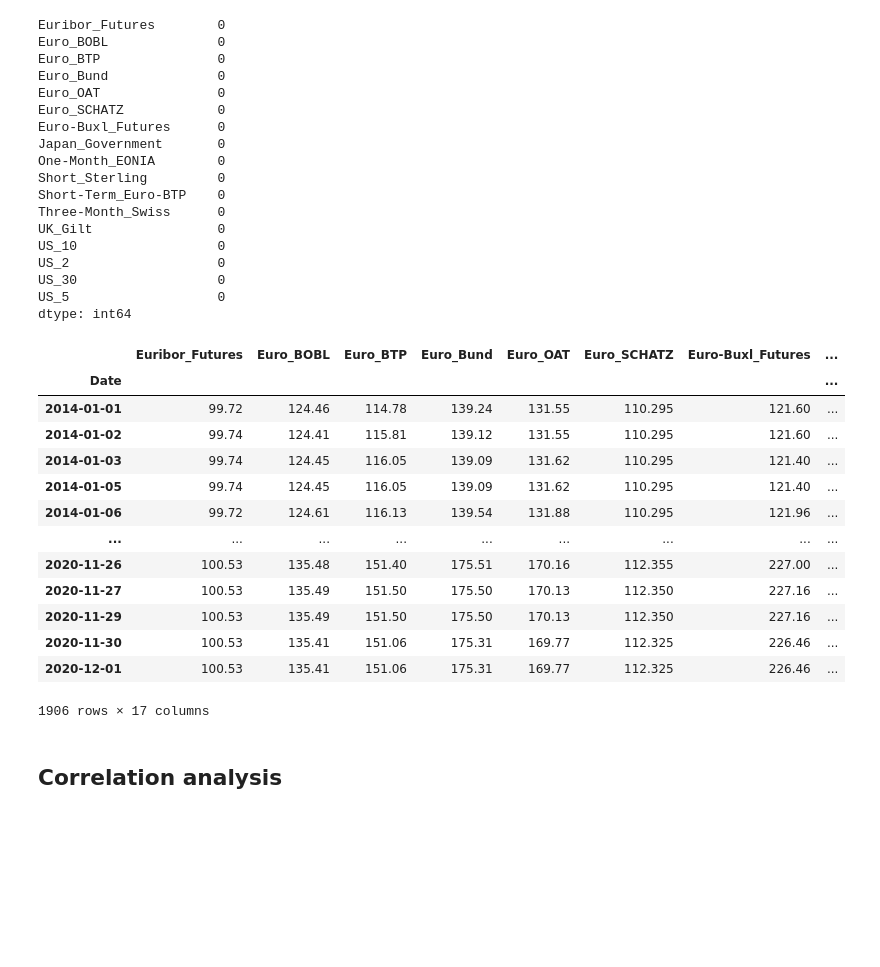
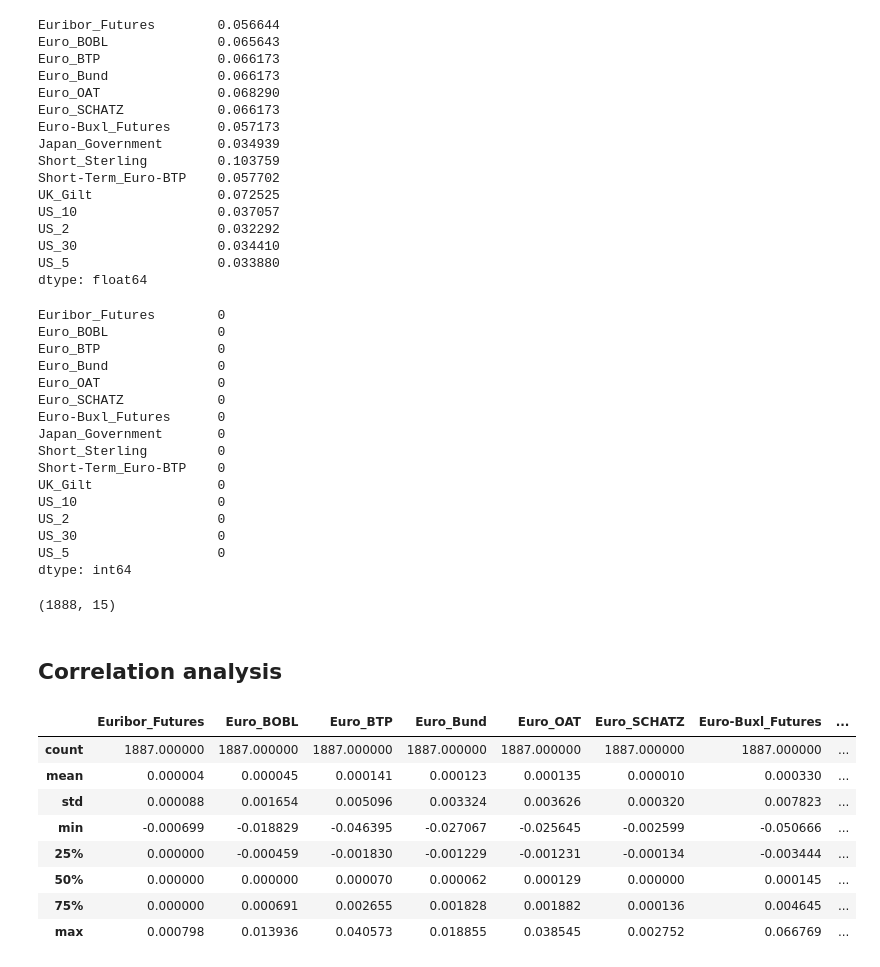
Before and after one commit to scikibu/Two-step-optimization-paper, a Jupyter notebook: Data_preprocess.ipynb, the cells around one changed output. Drawn from its saved outputs; the diff is of its cells as text; code cells hidden in the pictures; blank space fills up the shorter version.

```diff
--- a/Data_preprocess.ipynb
+++ b/Data_preprocess.ipynb
@@ -78,7 +93,26 @@ US_5                     81
 dtype: int64
+# %%
+df.isna().sum()/df.shape[0]
+# %% [output]
+Euribor_Futures        0.056644
+Euro_BOBL              0.065643
+Euro_BTP               0.066173
+Euro_Bund              0.066173
+Euro_OAT               0.068290
+Euro_SCHATZ            0.066173
+Euro-Buxl_Futures      0.057173
+Japan_Government       0.034939
+Short_Sterling         0.103759
+Short-Term_Euro-BTP    0.057702
+UK_Gilt                0.072525
+US_10                  0.037057
+US_2                   0.032292
+US_30                  0.034410
+US_5                   0.033880
+dtype: float64
 # %%
-df.drop('Eurex_Swiss', axis=1, inplace=True)
-df = df.ffill().bfill()
+# df.drop('Eurex_Swiss', axis=1, inplace=True)
+df = df.ffill().dropna()
 df.isna().sum()
 # %% [output]
 Euribor_Futures        0
@@ -89,10 +123,8 @@ Euro_OAT               0
 Euro_SCHATZ            0
 Euro-Buxl_Futures      0
 Japan_Government       0
-One-Month_EONIA        0
 Short_Sterling         0
 Short-Term_Euro-BTP    0
-Three-Month_Swiss      0
 UK_Gilt                0
 US_10                  0
 US_2                   0
@@ -100,22 +132,9 @@ US_30                  0
 US_5                   0
 dtype: int64
 # %%
-df
+df.shape
 # %% [output]
-|  | Euribor_Futures | Euro_BOBL | Euro_BTP | Euro_Bund | Euro_OAT | Euro_SCHATZ | Euro-Buxl_Futures | ... |
-| Date |  |  |  |  |  |  |  | ... |
-| 2014-01-01 | 99.72 | 124.46 | 114.78 | 139.24 | 131.55 | 110.295 | 121.60 | ... |
-| 2014-01-02 | 99.74 | 124.41 | 115.81 | 139.12 | 131.55 | 110.295 | 121.60 | ... |
-| 2014-01-03 | 99.74 | 124.45 | 116.05 | 139.09 | 131.62 | 110.295 | 121.40 | ... |
-| 2014-01-05 | 99.74 | 124.45 | 116.05 | 139.09 | 131.62 | 110.295 | 121.40 | ... |
-| 2014-01-06 | 99.72 | 124.61 | 116.13 | 139.54 | 131.88 | 110.295 | 121.96 | ... |
-| ... | ... | ... | ... | ... | ... | ... | ... | ... |
-| 2020-11-26 | 100.53 | 135.48 | 151.40 | 175.51 | 170.16 | 112.355 | 227.00 | ... |
-| 2020-11-27 | 100.53 | 135.49 | 151.50 | 175.50 | 170.13 | 112.350 | 227.16 | ... |
-| 2020-11-29 | 100.53 | 135.49 | 151.50 | 175.50 | 170.13 | 112.350 | 227.16 | ... |
-| 2020-11-30 | 100.53 | 135.41 | 151.06 | 175.31 | 169.77 | 112.325 | 226.46 | ... |
-| 2020-12-01 | 100.53 | 135.41 | 151.06 | 175.31 | 169.77 | 112.325 | 226.46 | ... |
-1906 rows × 17 columns
+(1888, 15)
 # %%
 df.to_csv('bonds.csv')
 # %% [markdown]
@@ -130,5 +149,17 @@ pipe = Pipeline([
 ])
 returns = df.apply(np.log).diff().dropna()
+# %%
+returns.describe()
+# %% [output]
+|  | Euribor_Futures | Euro_BOBL | Euro_BTP | Euro_Bund | Euro_OAT | Euro_SCHATZ | Euro-Buxl_Futures | ... |
+| count | 1887.000000 | 1887.000000 | 1887.000000 | 1887.000000 | 1887.000000 | 1887.000000 | 1887.000000 | ... |
+| mean | 0.000004 | 0.000045 | 0.000141 | 0.000123 | 0.000135 | 0.000010 | 0.000330 | ... |
+| std | 0.000088 | 0.001654 | 0.005096 | 0.003324 | 0.003626 | 0.000320 | 0.007823 | ... |
+| min | -0.000699 | -0.018829 | -0.046395 | -0.027067 | -0.025645 | -0.002599 | -0.050666 | ... |
+| 25% | 0.000000 | -0.000459 | -0.001830 | -0.001229 | -0.001231 | -0.000134 | -0.003444 | ... |
+| 50% | 0.000000 | 0.000000 | 0.000070 | 0.000062 | 0.000129 | 0.000000 | 0.000145 | ... |
+| 75% | 0.000000 | 0.000691 | 0.002655 | 0.001828 | 0.001882 | 0.000136 | 0.004645 | ... |
+| max | 0.000798 | 0.013936 | 0.040573 | 0.018855 | 0.038545 | 0.002752 | 0.066769 | ... |
 # %%
 pipe.fit(returns.values)
 glasso = pipe.steps[-1][-1]
```
Also changed, not shown: parts of 12 cells of this notebook, 1 other file.
